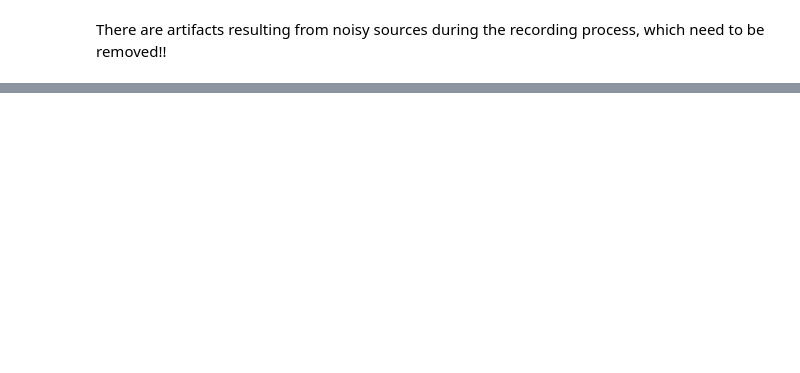
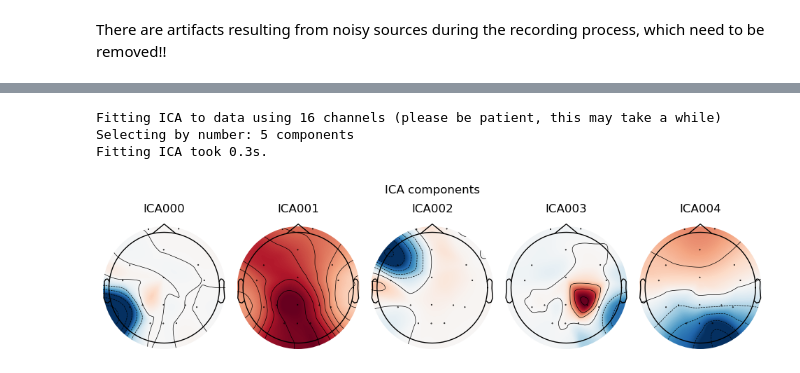
Before and after one commit to raghdaneiazyy6/WinkWatch-with-Wazowski, a Jupyter notebook: eye_state_EEG.ipynb, the cells around one changed output, grey strips where cells are left out. Drawn from its saved outputs; the diff is of its cells as text; code cells hidden in the pictures; blank space fills up the shorter version.

```diff
--- a/eye_state_EEG.ipynb
+++ b/eye_state_EEG.ipynb
@@ -48,0 +71,11 @@ There are artifacts resulting from noisy sources during the recording process, w
+# %%
+# let's start with n_components = 16 = number of channels
+ica = ICA(n_components=5, random_state=1) # reproducibility
+# %%
+ica.fit(subjects_Filtered_data[0]) # for subject 1
+ica.plot_components();
+# %% [output]
+Fitting ICA to data using 16 channels (please be patient, this may take a while)
+Selecting by number: 5 components
+Fitting ICA took 0.3s.
+[figure, added]
```
Also changed, not shown: parts of 9 cells of this notebook.
